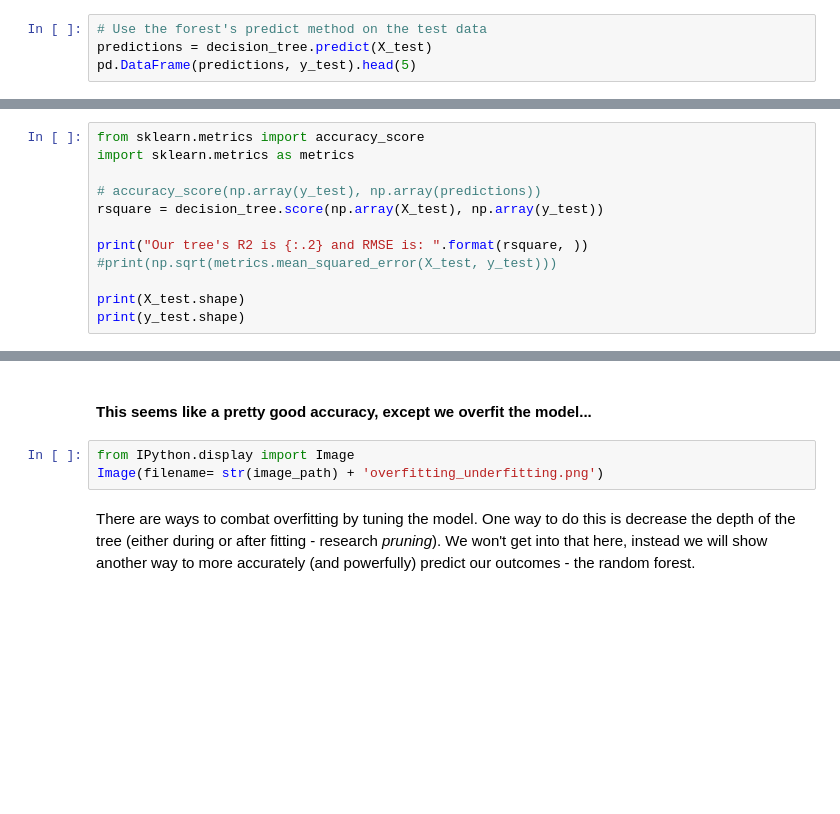
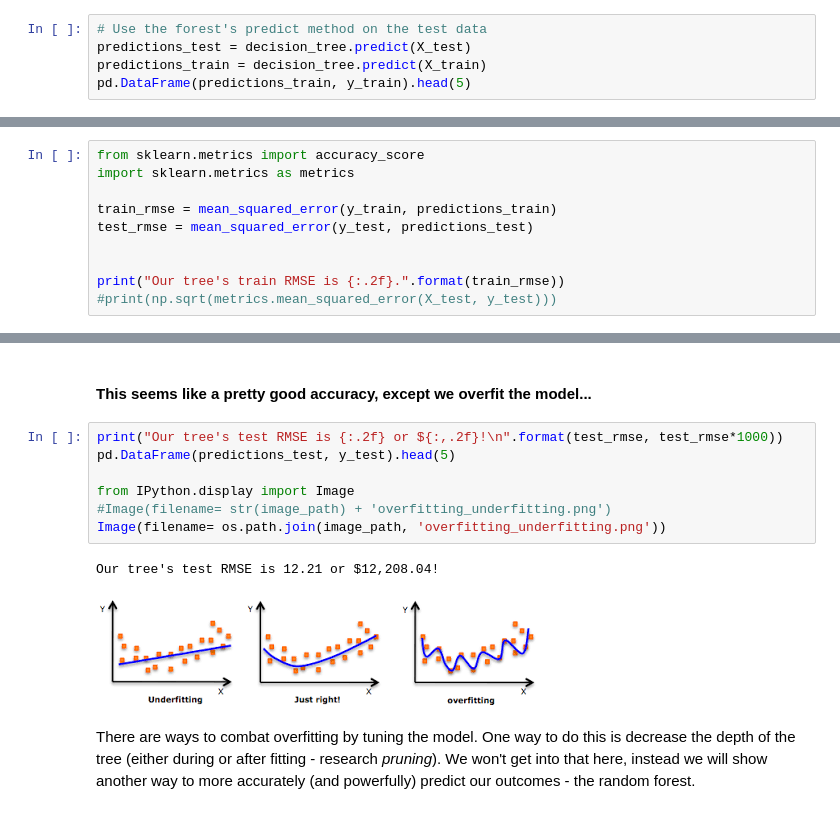
Before and after one commit to tmsharp/random_forest, a Jupyter notebook: Predicting Boston Housing Prices using Random Forest.ipynb, the cells around one changed output, grey strips where cells are left out. Drawn from its saved outputs; the diff is of its cells as text; blank space fills up the shorter version.

```diff
--- a/Predicting Boston Housing Prices using Random Forest.ipynb
+++ b/Predicting Boston Housing Prices using Random Forest.ipynb
@@ -286,5 +288,6 @@ For anyone interested, the command line function is below (make sure you are cd'
 !"images/tree.png"
 # %%
 # Use the forest's predict method on the test data
-predictions = decision_tree.predict(X_test)
-pd.DataFrame(predictions, y_test).head(5)
+predictions_test = decision_tree.predict(X_test)
+predictions_train = decision_tree.predict(X_train)
+pd.DataFrame(predictions_train, y_train).head(5)
@@ -292,11 +302,9 @@ pd.DataFrame(predictions, y_test).head(5)
 from sklearn.metrics import accuracy_score
 import sklearn.metrics as metrics
 
-# accuracy_score(np.array(y_test), np.array(predictions))
-rsquare = decision_tree.score(np.array(X_test), np.array(y_test))
+train_rmse = mean_squared_error(y_train, predictions_train)
+test_rmse = mean_squared_error(y_test, predictions_test)
 
-print("Our tree's R2 is {:.2} and RMSE is: ".format(rsquare, ))
+
+print("Our tree's train RMSE is {:.2f}.".format(train_rmse))
 #print(np.sqrt(metrics.mean_squared_error(X_test, y_test)))
-
-print(X_test.shape)
-print(y_test.shape)
@@ -307,9 +317,16 @@ The random forest model essentially builds multiple decision trees, takes the ou
 determines the best prediction by taking the average (regression) or the mode (classification) of the outputs
 # %% [markdown]
 #### This seems like a pretty good accuracy, except we overfit the model...
-# %%
-from IPython.display import Image
-Image(filename= str(image_path) + 'overfitting_underfitting.png')
+# %%
+print("Our tree's test RMSE is {:.2f} or ${:,.2f}!\n".format(test_rmse, test_rmse*1000))
+pd.DataFrame(predictions_test, y_test).head(5)
+
+from IPython.display import Image
+#Image(filename= str(image_path) + 'overfitting_underfitting.png')
+Image(filename= os.path.join(image_path, 'overfitting_underfitting.png'))
+# %% [output]
+Our tree's test RMSE is 12.21 or $12,208.04!
+[figure, added]
 # %% [markdown]
 There are ways to combat overfitting by tuning the model. One way to do this is decrease the depth of the tree (either during or after fitting - research *pruning*). We won't get into that here, instead we will show another way to more accurately (and powerfully) predict our outcomes - the random forest.
 # %% [markdown]
```
Also changed, not shown: parts of 18 cells of this notebook.
